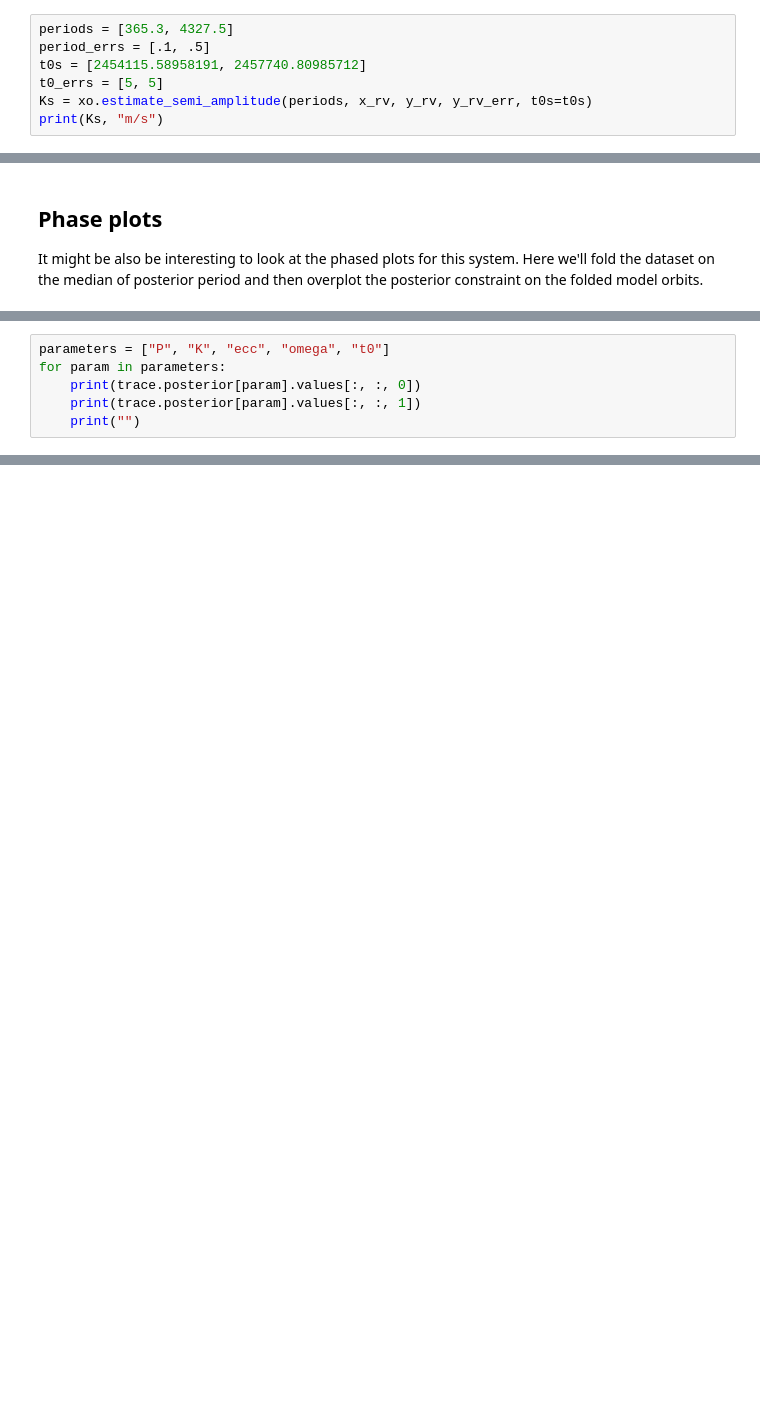
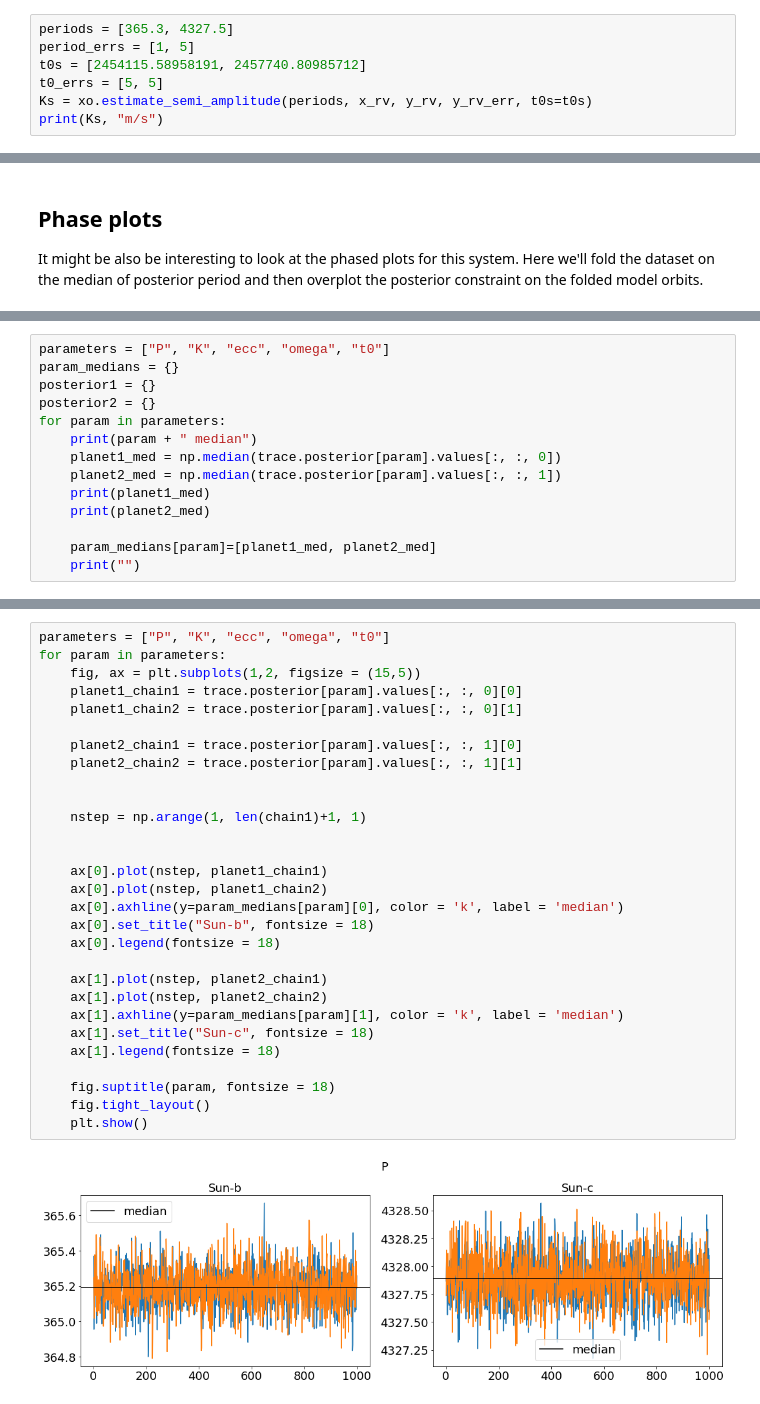
Before and after one commit to dyahalomi/roman_astrometry, a Jupyter notebook: Code/rv.ipynb, the cells around one changed output, grey strips where cells are left out. Drawn from its saved outputs; the diff is of its cells as text; blank space fills up the shorter version.

```diff
--- a/Code/rv.ipynb
+++ b/Code/rv.ipynb
@@ -144,7 +144,7 @@ plt.errorbar(x_rv,y_rv, yerr=y_rv_err, ls = '', marker = '.', color = 'k')
 We will have a sense of the periods of the planets, so we can use the `exoplanet.estimate_semi_amplitude` function to estimate the expected RV semi-amplitudes for the planets.
 # %%
 periods = [365.3, 4327.5]
-period_errs = [.1, .5]
+period_errs = [1, 5]
 t0s = [2454115.58958191, 2457740.80985712]
 t0_errs = [5, 5]
 Ks = xo.estimate_semi_amplitude(periods, x_rv, y_rv, y_rv_err, t0s=t0s)
@@ -401,6 +431,14 @@ az.InferenceData.median(trace)
 # %%
 parameters = ["P", "K", "ecc", "omega", "t0"]
+param_medians = {}
+posterior1 = {}
+posterior2 = {}
 for param in parameters:
-    print(trace.posterior[param].values[:, :, 0])
-    print(trace.posterior[param].values[:, :, 1])
+    print(param + " median")
+    planet1_med = np.median(trace.posterior[param].values[:, :, 0])
+    planet2_med = np.median(trace.posterior[param].values[:, :, 1])
+    print(planet1_med)
+    print(planet2_med)
+
+    param_medians[param]=[planet1_med, planet2_med]
     print("")
@@ -406,0 +465,31 @@ for param in parameters:
+# %%
+parameters = ["P", "K", "ecc", "omega", "t0"]
+for param in parameters:
+    fig, ax = plt.subplots(1,2, figsize = (15,5))
+    planet1_chain1 = trace.posterior[param].values[:, :, 0][0]
+    planet1_chain2 = trace.posterior[param].values[:, :, 0][1]
+
+    planet2_chain1 = trace.posterior[param].values[:, :, 1][0]
+    planet2_chain2 = trace.posterior[param].values[:, :, 1][1]
+
+
+    nstep = np.arange(1, len(chain1)+1, 1)
+
+
+    ax[0].plot(nstep, planet1_chain1)
+    ax[0].plot(nstep, planet1_chain2)
+    ax[0].axhline(y=param_medians[param][0], color = 'k', label = 'median')
+    ax[0].set_title("Sun-b", fontsize = 18)
+    ax[0].legend(fontsize = 18)
+
+    ax[1].plot(nstep, planet2_chain1)
+    ax[1].plot(nstep, planet2_chain2)
+    ax[1].axhline(y=param_medians[param][1], color = 'k', label = 'median')
+    ax[1].set_title("Sun-c", fontsize = 18)
+    ax[1].legend(fontsize = 18)
+
+    fig.suptitle(param, fontsize = 18)
+    fig.tight_layout()
+    plt.show()
+# %% [output]
+[figure, added]
```
Also changed, not shown: parts of 13 cells of this notebook.
